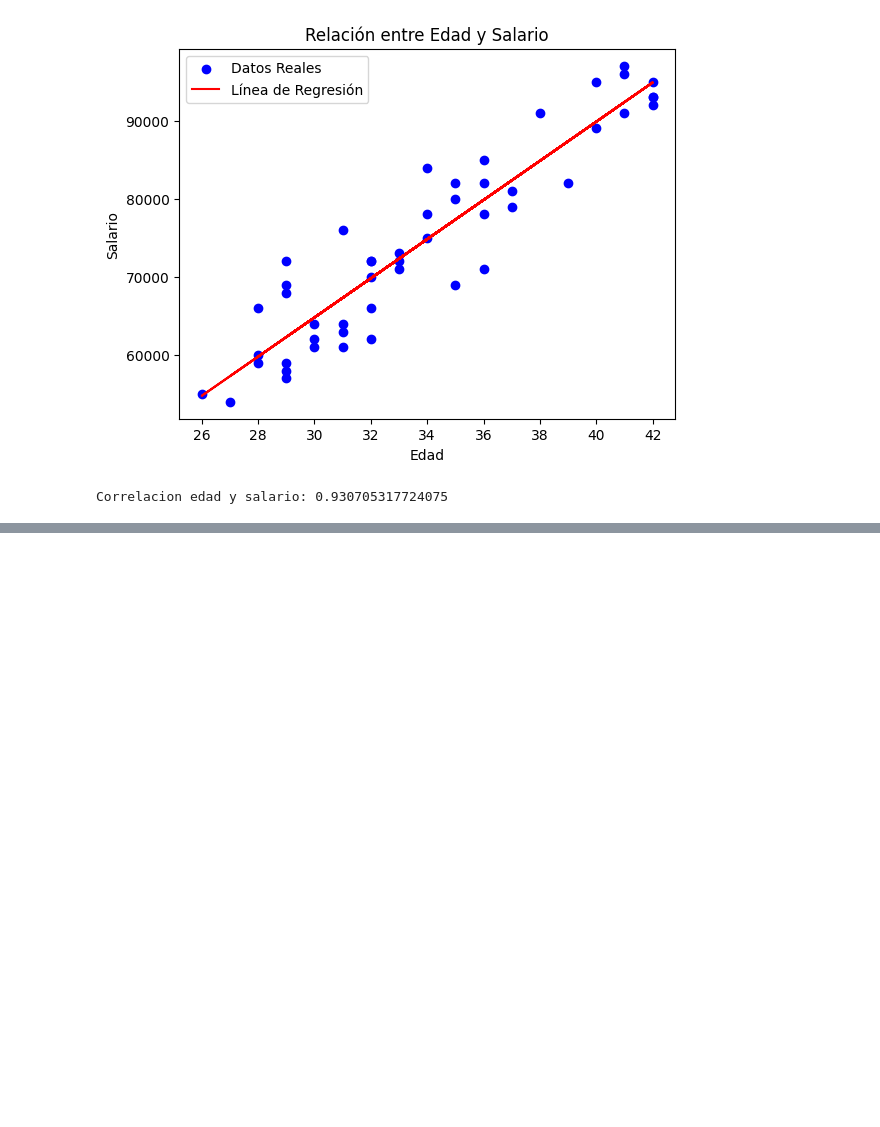
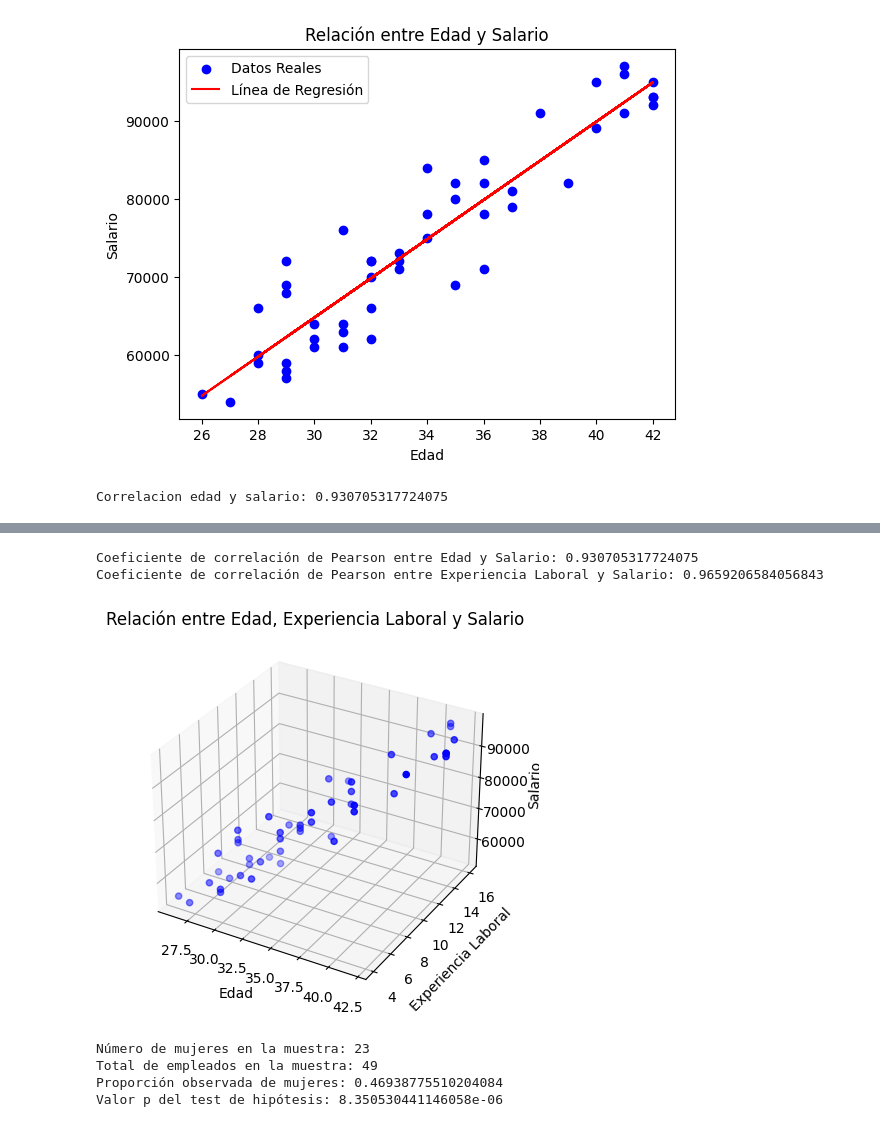
Before and after one commit to LeandroRodrigoMolina/IntegradorEstadisticaSecuela, a Jupyter notebook: main.ipynb, the cells around one changed output, grey strips where cells are left out. Drawn from its saved outputs; the diff is of its cells as text; code cells hidden in the pictures; blank space fills up the shorter version.

```diff
--- a/main.ipynb
+++ b/main.ipynb
@@ -138,0 +184,61 @@ Correlacion edad y salario: 0.930705317724075
+# %%
+# Calcular las correlaciones lineales
+correlacion_edad_salario = df_empleados_excel_modificado['Edad'].corr(df_empleados_excel_modificado['Salario'])
+correlacion_experiencia_salario = df_empleados_excel_modificado['Experiencia_Laboral'].corr(df_empleados_excel_modificado['Salario'])
+
+print(f"Coeficiente de correlación de Pearson entre Edad y Salario: {correlacion_edad_salario}")
+print(f"Coeficiente de correlación de Pearson entre Experiencia Laboral y Salario: {correlacion_experiencia_salario}")
+
+# Gráfico de dispersión 3D
+fig = plt.figure()
+ax = fig.add_subplot(111, projection='3d')
+
+# Datos para el gráfico
+x = df_empleados_excel_modificado['Edad']
+y = df_empleados_excel_modificado['Experiencia_Laboral']
+z = df_empleados_excel_modificado['Salario']
+
+# Crear el gráfico de dispersión
+ax.scatter(x, y, z, color='b')
+
+# Etiquetas y título
+ax.set_xlabel('Edad')
+ax.set_ylabel('Experiencia Laboral')
+ax.set_zlabel('Salario')
+ax.set_title('Relación entre Edad, Experiencia Laboral y Salario')
+
+# Mostrar el gráfico
+plt.show()
+# %% [output]
+Coeficiente de correlación de Pearson entre Edad y Salario: 0.930705317724075
+Coeficiente de correlación de Pearson entre Experiencia Laboral y Salario: 0.9659206584056843
+[figure, added]
+# %%
+# Cargar el dataset
+file_path = 'dataset_empleados.xlsx'
+data = pd.read_excel(file_path)
+
+# Contar el número de mujeres en la muestra
+num_mujeres = data['Genero'].str.strip().str.lower().value_counts().get('femenino', 0)
+total_empleados = len(data)
+
+# Proporción observada de mujeres en la muestra
+proporcion_mujeres = num_mujeres / total_empleados
+
+# Nueva hipótesis nula
+p_h0_nueva = 0.19
+
+# Realizar el test de hipótesis con la nueva hipótesis nula
+# Usando 'greater' como alternativa porque H1: p > 0.19
+p_value_nueva = binom_test(num_mujeres, total_empleados, p_h0_nueva, alternative='greater')
+
+# Imprimir los resultados
+print("Número de mujeres en la muestra:", num_mujeres)
+print("Total de empleados en la muestra:", total_empleados)
+print("Proporción observada de mujeres:", proporcion_mujeres)
+print("Valor p del test de hipótesis:", p_value_nueva)
+# %% [output]
+Número de mujeres en la muestra: 23
+Total de empleados en la muestra: 49
+Proporción observada de mujeres: 0.46938775510204084
+Valor p del test de hipótesis: 8.350530441146058e-06
```
Also changed, not shown: parts of 5 cells of this notebook.
